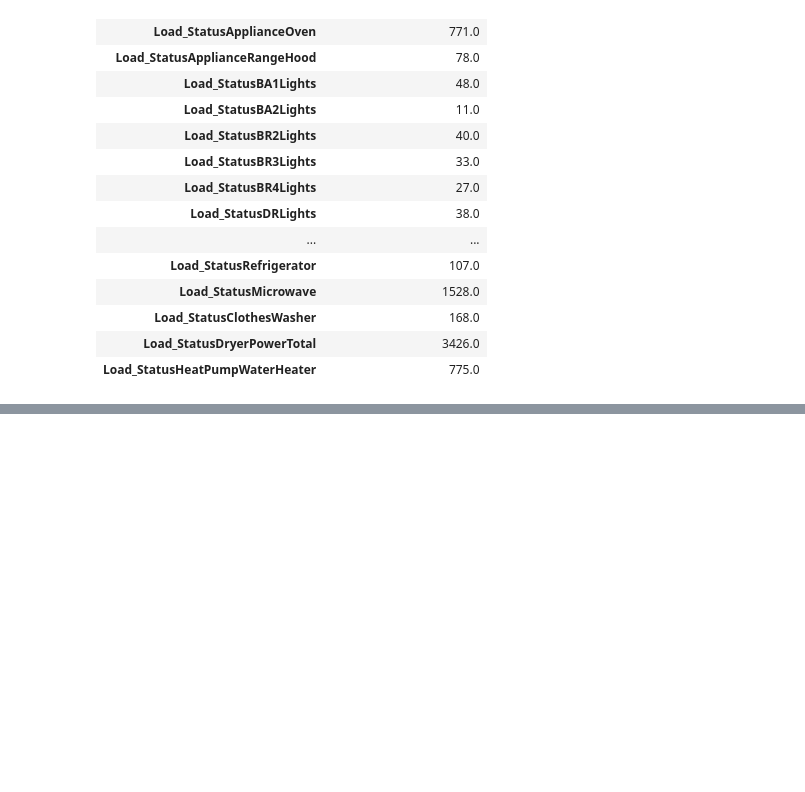
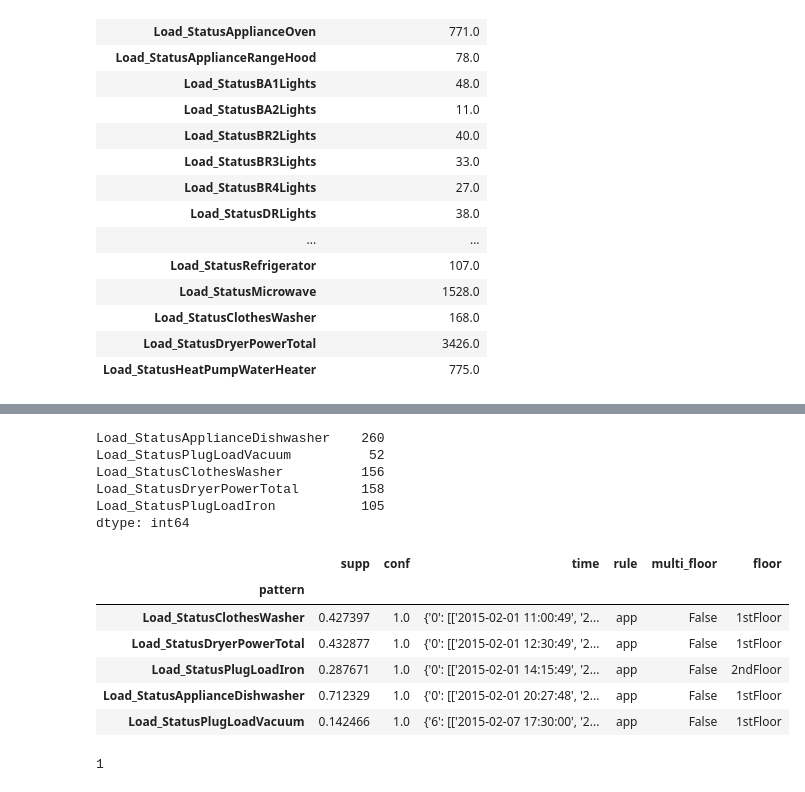
Before and after one commit to christiannielsen98/Datavidenskab-P6, a Jupyter notebook: Project/_07OptimiseConsumption/lifespan_consumption_matrix.ipynb, the cells around one changed output, grey strips where cells are left out. Cells and saved outputs as stored; diff of their text form; code cells hidden in the pictures; blank space fills up the shorter version.

```diff
--- a/Project/_07OptimiseConsumption/lifespan_consumption_matrix.ipynb
+++ b/Project/_07OptimiseConsumption/lifespan_consumption_matrix.ipynb
@@ -130,0 +185,25 @@ dtype: float64
+# %%
+movable_appliances = ['Load_StatusApplianceDishwasher', 'Load_StatusPlugLoadVacuum', 'Load_StatusClothesWasher', 'Load_StatusDryerPowerTotal', 'Load_StatusPlugLoadIron']
+# %%
+minute_appliances_status.groupby(minute_appliances_status['Timestamp'].dt.strftime('%Y-%m-%d')).max()[movable_appliances].sum(0)
+# %% [output]
+Load_StatusApplianceDishwasher    260
+Load_StatusPlugLoadVacuum          52
+Load_StatusClothesWasher          156
+Load_StatusDryerPowerTotal        158
+Load_StatusPlugLoadIron           105
+dtype: int64
+# %%
+level1_json_df = json_to_dataframe(year=2, level=1, exclude_follows=True, with_redundancy=True)
+# %%
+level1_movable_appliances = level1_json_df.loc[lambda self: self['pattern'].isin(movable_appliances)].set_index('pattern')
+# %%
+level1_movable_appliances
+# %% [output]
+|  | supp | conf | time | rule | multi_floor | floor |
+| pattern |  |  |  |  |  |  |
+| Load_StatusClothesWasher | 0.427397 | 1.0 | {'0': [['2015-02-01 11:00:49', '2... | app | False | 1stFloor |
+| Load_StatusDryerPowerTotal | 0.432877 | 1.0 | {'0': [['2015-02-01 12:30:49', '2... | app | False | 1stFloor |
+| Load_StatusPlugLoadIron | 0.287671 | 1.0 | {'0': [['2015-02-01 14:15:49', '2... | app | False | 2ndFloor |
+| Load_StatusApplianceDishwasher | 0.712329 | 1.0 | {'0': [['2015-02-01 20:27:48', '2... | app | False | 1stFloor |
+| Load_StatusPlugLoadVacuum | 0.142466 | 1.0 | {'6': [['2015-02-07 17:30:00', '2... | app | False | 1stFloor |
@@ -130,0 +216,4 @@ dtype: float64
+# %%
+find_event_count(appliance='Load_StatusPlugLoadIron', day_number=0)
+# %% [output]
+1
```
Also changed, not shown: parts of 14 cells of this notebook, 5 other files.
